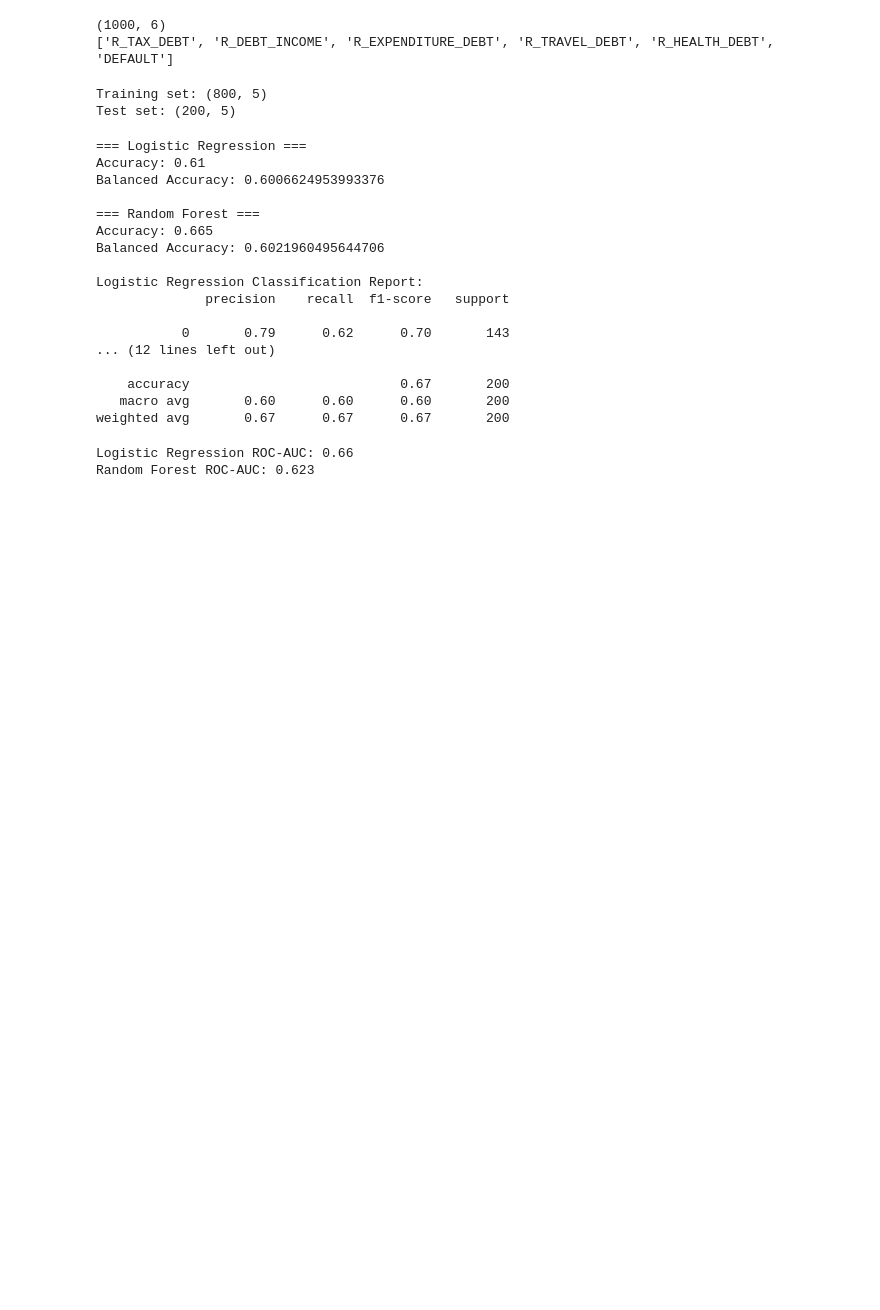
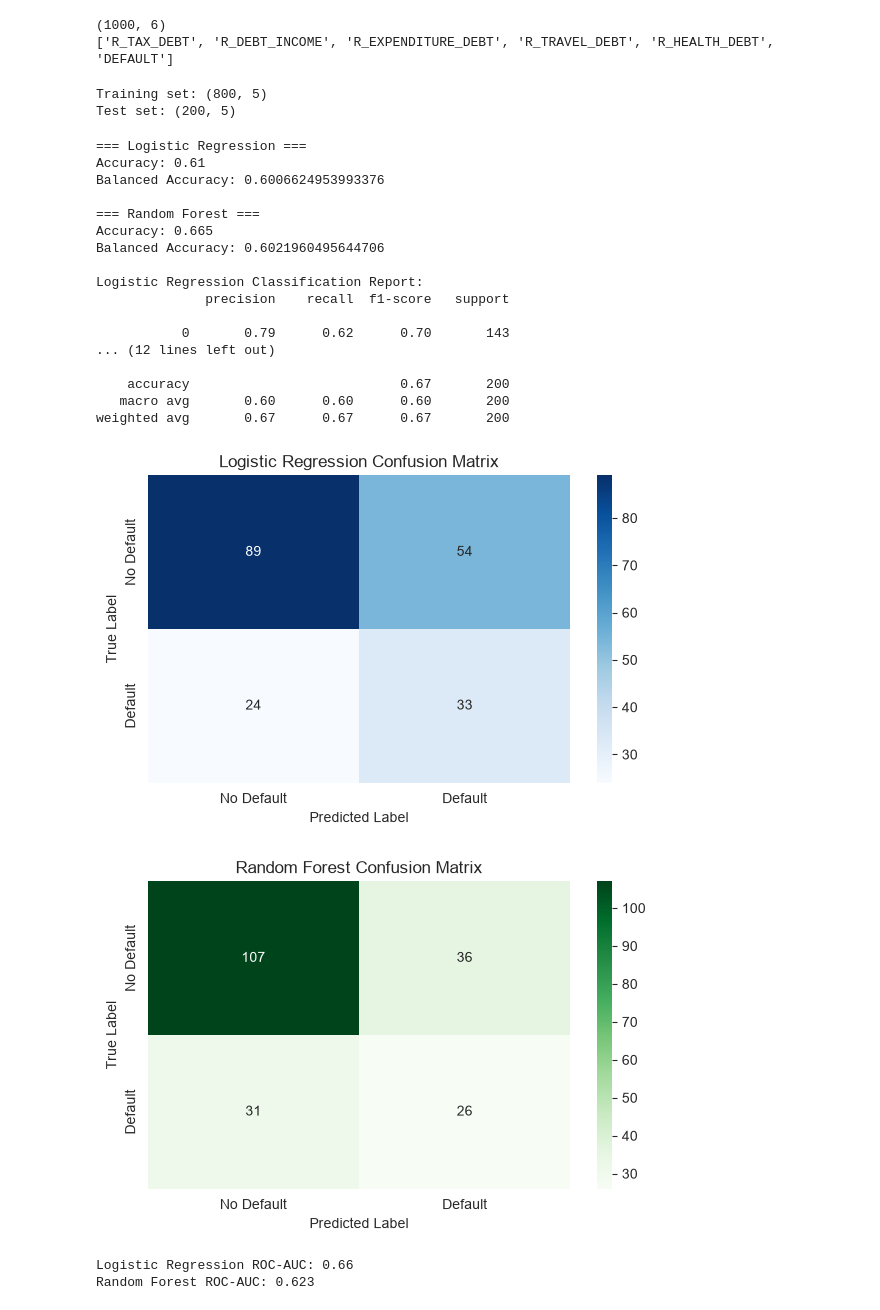
Before and after one commit to yathukamal/Creditscore2, a Jupyter notebook: default_classification.ipynb, the cells around one changed output. Saved outputs shown, nothing was run; the diff lists cells and outputs as text; code cells hidden in the pictures; blank space fills up the shorter version.

```diff
--- a/default_classification.ipynb
+++ b/default_classification.ipynb
@@ -1016,6 +1016,62 @@ Logistic Regression Classification Report:
     accuracy                           0.67       200
    macro avg       0.60      0.60      0.60       200
 weighted avg       0.67      0.67      0.67       200
+# %%
+from fontTools.merge import cmap
+#Visualise it as a heatmap
+#Import libraries
+from sklearn.metrics import confusion_matrix
+import matplotlib.pyplot as plt
+import seaborn as sns
+
+#-----------------------------
+# Calculate confusion matrices
+#-------------------------------
+cm_logistic_3 = confusion_matrix(y_test, y_pred_logistic_3)
+cm_rf_3 = confusion_matrix(y_test, y_pred_rf_3)
+
+#------------------------------
+# Plot Logistic Regression
+#------------------------------
+plt.figure(figsize=(6, 4))
+
+sns.heatmap(
+    cm_logistic_3,
+    annot=True,
+    fmt="d",
+    cmap="Blues",
+    xticklabels=["No Default", "Default"],
+    yticklabels=["No Default", "Default"],
+)
+
+plt.title("Logistic Regression Confusion Matrix")
+plt.xlabel("Predicted Label")
+plt.ylabel("True Label")
+plt.tight_layout()
+plt.show()
+
+#------------------------------
+#Plot Random Forest
+#------------------------------
+plt.figure(figsize=(6, 4))
+
+sns.heatmap(
+    cm_rf_3,
+    annot=True,
+    fmt="d",
+    cmap="Greens",
+    xticklabels=["No Default", "Default"],
+    yticklabels=["No Default", "Default"],
+)
+
+plt.title("Random Forest Confusion Matrix")
+plt.xlabel("Predicted Label")
+plt.ylabel("True Label")
+plt.tight_layout()
+plt.show()
+# %% [output]
+[figure, added]
+[figure, added]
 # %%
 #Calculate ROC-AUC
 #Predicted probabilities
```
